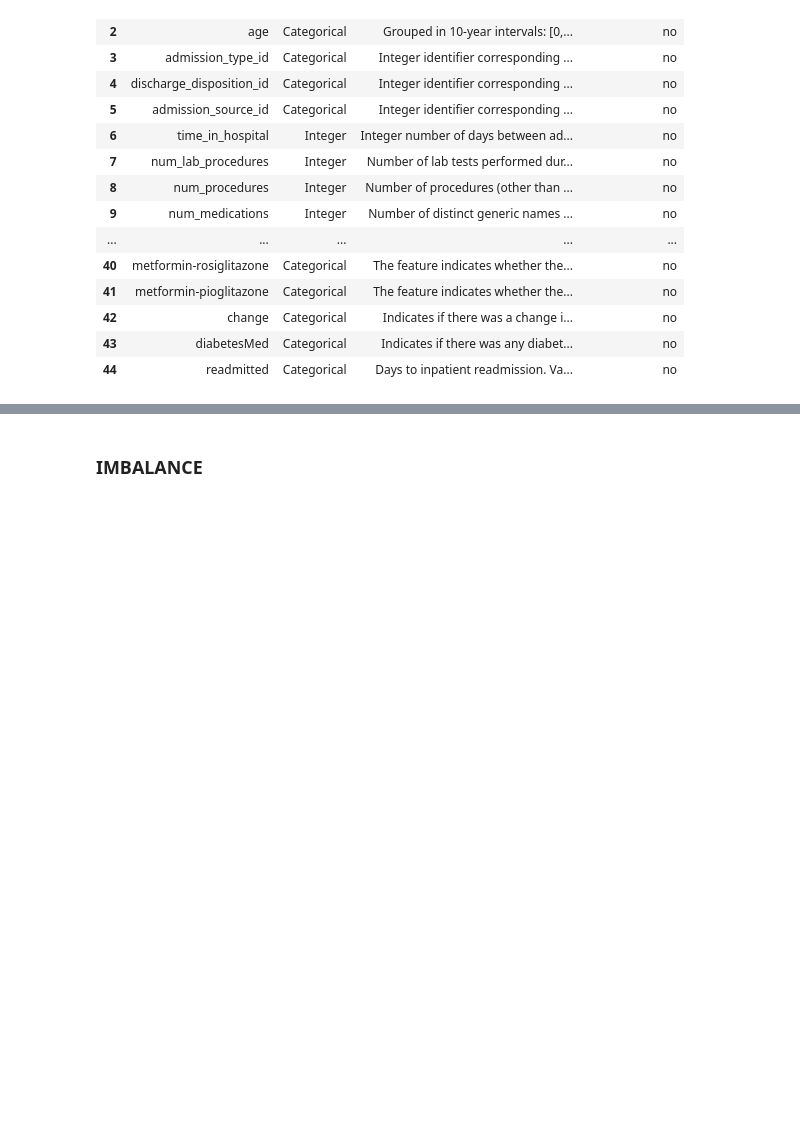
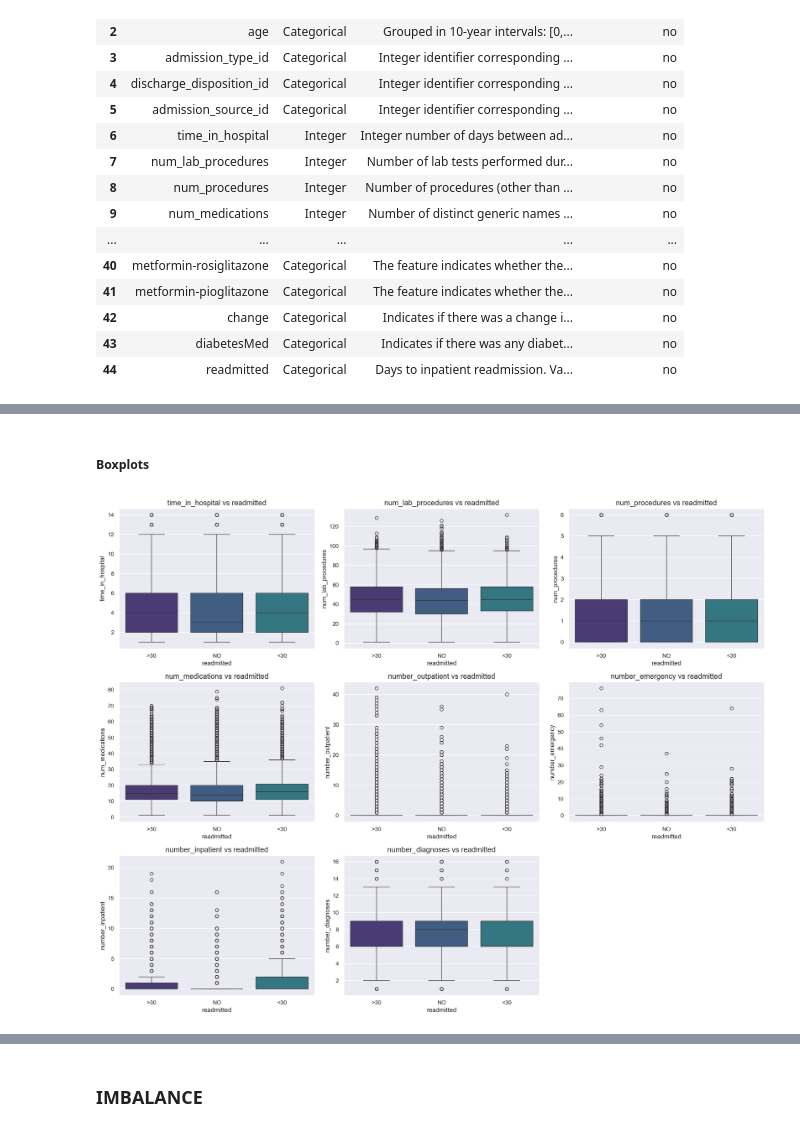
Before and after one commit to Nicholas-Mitri/Hospital-Readmission-Risk-Analysis-for-Diabetic-Patients, a Jupyter notebook: notebooks/01-data_exploration.ipynb, the cells around one changed output, grey strips where cells are left out. Saved outputs shown, nothing was run; the diff lists cells and outputs as text; code cells hidden in the pictures; blank space fills up the shorter version.

Commit message:
Analyze categorical and numerical features

```diff
--- a/notebooks/01-data_exploration.ipynb
+++ b/notebooks/01-data_exploration.ipynb
@@ -252,8 +248,0 @@ features_df
-# %%
-feature_names = diabetes_df[categorical_cols].columns.to_list()
-cr_v_scores = []
-for feature in feature_names:
-    cr_v_scores.append(cramers_v(diabetes_df[feature], diabetes_df['readmitted']))
-
-
-display(pd.DataFrame(data=cr_v_scores, index = feature_names, columns = ["Cramier's V"]).sort_values(by="Cramier's V"))
@@ -277,0 +253,4 @@ display(pd.DataFrame(data=cr_v_scores, index = feature_names, columns = ["Cramie
+# %%
+numerical_features_only_df = missingness_fixed_diabetes_df[features_df[features_df["type"]=="Integer"]["name"].values.tolist()]
+numerical_features_only_df["readmitted"]= missingness_fixed_diabetes_df["readmitted"]
+numerical_features_only_df.describe()
@@ -277,0 +267,21 @@ display(pd.DataFrame(data=cr_v_scores, index = feature_names, columns = ["Cramie
+# %% [markdown]
+##### Boxplots
+# %%
+# Set up a 3x3 grid of subplots for boxplots
+fig, axes = plt.subplots(3, 3, figsize=(18, 14))
+axes = axes.flatten()
+
+# Plot a boxplot for each numerical feature grouped by 'readmitted'
+for i, feature in enumerate(numerical_cols):
+    ax = axes[i]
+    sns.boxplot(data=numerical_features_only_df, x="readmitted", y=feature, ax=ax, hue="readmitted")
+    ax.set_title(f"{feature} vs readmitted")
+
+# Remove any unused subplots if less than 9 features
+for j in range(len(numerical_cols), 9):
+    fig.delaxes(axes[j])
+
+plt.tight_layout()
+plt.show()
+# %% [output]
+[figure, added]
```
Also changed, not shown: parts of 39 cells of this notebook.
